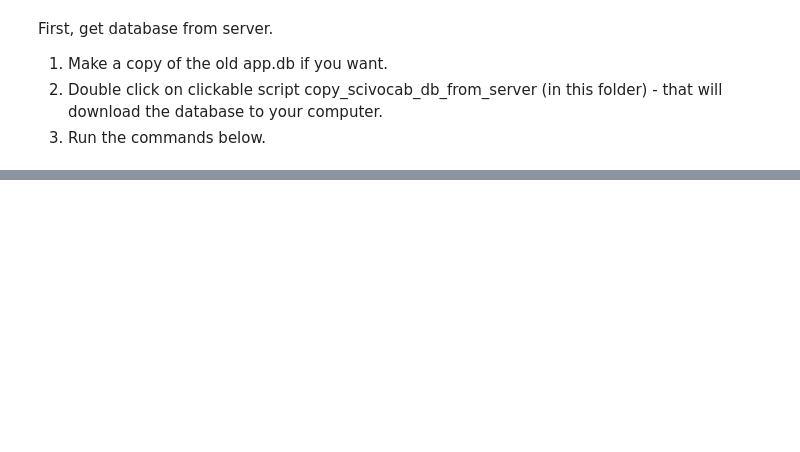
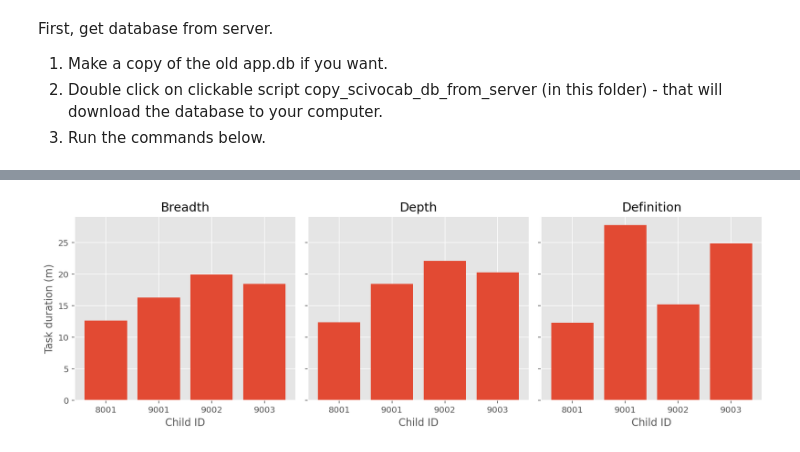
Before and after one commit to L4LabUA/scivocab, a Jupyter notebook: notebooks/Analysis.ipynb, the cells around one changed output, grey strips where cells are left out. Drawn from its saved outputs; the diff is of its cells as text; code cells hidden in the pictures; blank space fills up the shorter version.

```diff
--- a/notebooks/Analysis.ipynb
+++ b/notebooks/Analysis.ipynb
@@ -157,21 +219,23 @@ plt.tight_layout()
 # %%
 # Bar plots of total times taken for tasks
 import numpy as np
 fig, axes = plt.subplots(1, 3, figsize=(12, 4), sharey=True)
 tasks=("breadth", "depth", "definition")
-axes[0].set_ylabel("Task duration (s)")
+axes[0].set_ylabel("Task duration (m)")
 
 for i, task in enumerate(tasks):
     timedeltas = []
     child_ids=[]
     for child_id, responses in dfs[task].groupby("child_id"):
-        timedelta=(responses.loc[responses.index[-1]]["timestamp"]
-              - responses.loc[responses.index[0]]["timestamp"]).seconds
+        timedelta=(((responses.loc[responses.index[-1]]["timestamp"]
+              - responses.loc[responses.index[0]]["timestamp"]).seconds)/60)
         timedeltas.append(timedelta)
         child_ids.append(child_id)
     index = np.arange(len(timedeltas))
     axes[i].bar(index, timedeltas, tick_label=child_ids)
     axes[i].set_xlabel("Child ID")
     axes[i].set_title(task.capitalize())
 
 plt.tight_layout()
+# %% [output]
+[figure, added]
```
Also changed, not shown: parts of 5 cells of this notebook.
